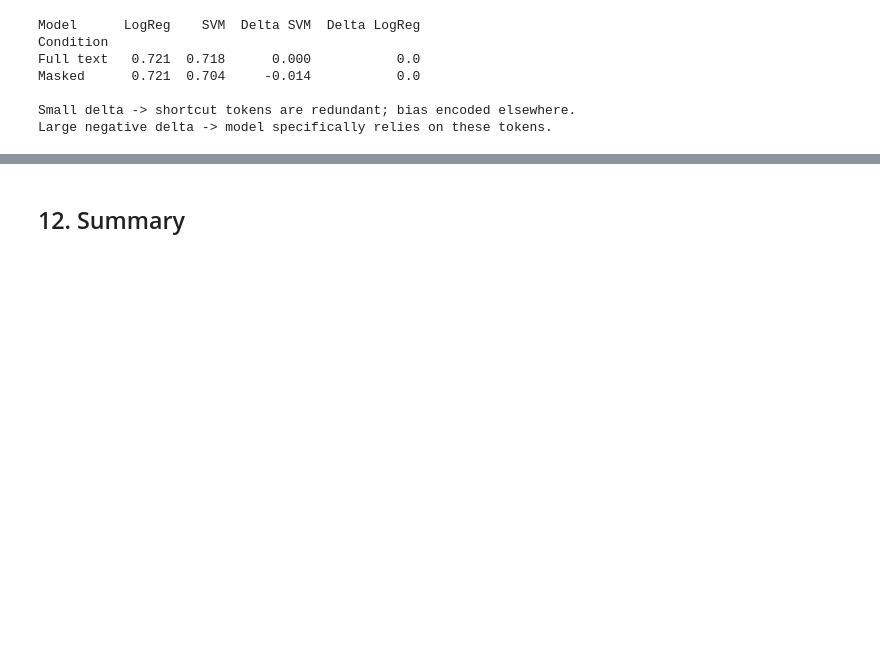
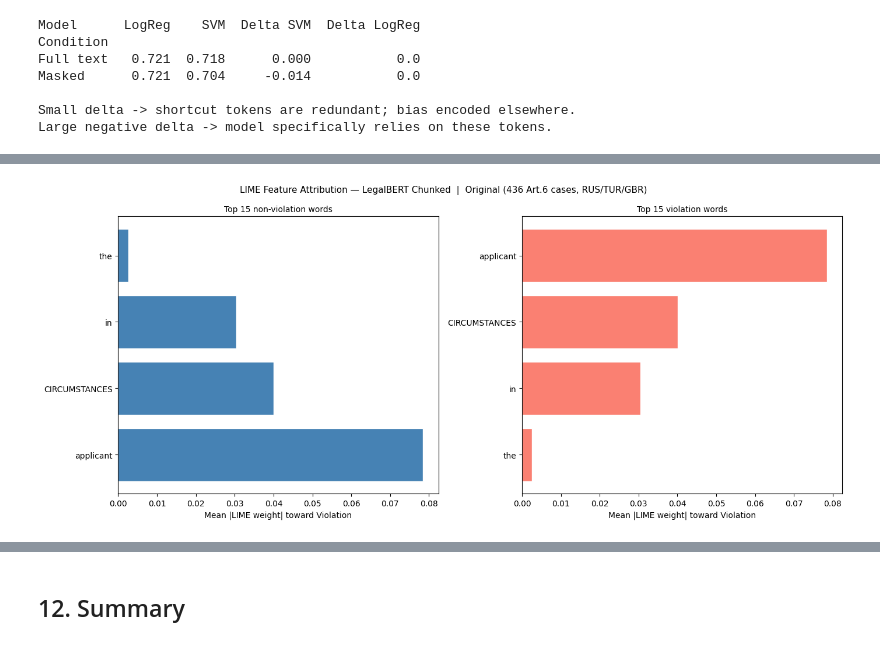
Before and after one commit to leondgarse/echr, a Jupyter notebook: echr.ipynb, the cells around one changed output, grey strips where cells are left out. Cells and saved outputs as stored; diff of their text form; code cells hidden in the pictures; blank space fills up the shorter version.

```diff
--- a/echr.ipynb
+++ b/echr.ipynb
@@ -1001,0 +1144,84 @@ Large negative delta -> model specifically relies on these tokens.
+# %%
+if lime_bert_model is None:
+    print('Skipping LegalBERT LIME — model not in memory.')
+    print('Re-run with TRAIN_FROM_SCRATCH=True to enable this section.')
+else:
+    device_lime = next(lime_bert_model.parameters()).device
+
+    # ── predict_proba wrapper for LIME ────────────────────────────────────────
+    def bert_predict_proba(texts):
+        """LIME-compatible: accepts a list of (possibly masked) strings, returns (N, 2) probs."""
+        ds = ECHRChunkedDataset(
+            list(texts), [0] * len(texts),
+            lime_bert_tok, HP['chunk_size'], HP['n_chunks']
+        )
+        loader = DataLoader(ds, batch_size=8, shuffle=False, num_workers=0)
+        probs = []
+        lime_bert_model.eval()
+        with torch.no_grad():
+            for batch in loader:
+                ids   = batch['input_ids'].to(device_lime)
+                mask  = batch['attention_mask'].to(device_lime)
+                cmask = batch['chunk_mask'].to(device_lime)
+                probs.append(
+                    torch.softmax(lime_bert_model(ids, mask, cmask), -1).cpu().numpy()
+                )
+        return np.vstack(probs)
+
+    # ── Run LIME on same balanced sample ─────────────────────────────────────
+    bert_lime_explainer = LimeTextExplainer(
+        class_names=['No Violation', 'Violation'], random_state=42)
+
+    bert_lime_records = []
+    for i, idx in enumerate(lime_sample_idx):
+        exp = bert_lime_explainer.explain_instance(
+            X_test[idx], bert_predict_proba,
+            num_features=10, num_samples=200, labels=(1,)  # fewer samples: BERT is slower
+        )
+        true_label = 'Violation' if y_test[idx] == 1 else 'No Violation'
+        for word, weight in exp.as_list(label=1):
+            bert_lime_records.append({'case': idx, 'true_label': true_label,
+                                       'word': word, 'weight': weight})
+        if (i + 1) % 5 == 0:
+            print(f'  explained {i+1}/{len(lime_sample_idx)} cases', flush=True)
+
+    lime_bert_df = pd.DataFrame(bert_lime_records)
+    print(f'Total LIME records: {len(lime_bert_df)}')
+
+    # ── Aggregate ─────────────────────────────────────────────────────────────
+    agg_bert = (lime_bert_df.groupby('word')['weight']
+                .agg(mean_weight='mean', freq='count')
+                .query('freq >= 3')
+                .sort_values('mean_weight'))
+
+    top_viol_bert   = agg_bert.tail(TOP_N)
+    top_noviol_bert = agg_bert.head(TOP_N).iloc[::-1]
+
+    fig, axes = plt.subplots(1, 2, figsize=(14, 6))
+    for ax, subset, title, color in [
+        (axes[0], top_noviol_bert, f'Top {TOP_N} non-violation words', 'steelblue'),
+        (axes[1], top_viol_bert,   f'Top {TOP_N} violation words',     'salmon'),
+    ]:
+        ax.barh(range(len(subset)), np.abs(subset['mean_weight']),
+                color=color, edgecolor='white')
+        ax.set_yticks(range(len(subset)))
+        ax.set_yticklabels(subset.index)
+        ax.set_xlabel('Mean |LIME weight| toward Violation')
+        ax.set_title(title, fontsize=10)
+    plt.suptitle(f'LIME Feature Attribution — LegalBERT Chunked  |  {cfg["label"]}', fontsize=11)
+    plt.tight_layout(); plt.show()
+
+    print('\nTop violation words    (LIME, BERT):', list(top_viol_bert.index[::-1])[:10])
+    print('Top non-violation words (LIME, BERT):', list(top_noviol_bert.index[::-1])[:10])
+
+    # ── SVM vs BERT overlap ───────────────────────────────────────────────────
+    if len(agg_svm) > 0:
+        svm_top10_v   = set(agg_svm.tail(10).index)
+        svm_top10_nv  = set(agg_svm.head(10).index)
+        bert_top10_v  = set(agg_bert.tail(10).index)
+        bert_top10_nv = set(agg_bert.head(10).index)
+        print('\n── SVM ∩ BERT top-10 overlap ──')
+        print(f'  Violation    overlap: {svm_top10_v & bert_top10_v}')
+        print(f'  Non-violation overlap: {svm_top10_nv & bert_top10_nv}')
+        print('Shared words suggest genuine legal signal; disjoint words suggest model-specific artifacts.')
+# %% [output]
@@ -1001,0 +1233 @@ Large negative delta -> model specifically relies on these tokens.
+[figure, added]
```
Also changed, not shown: parts of 16 cells of this notebook, 3 other files.
